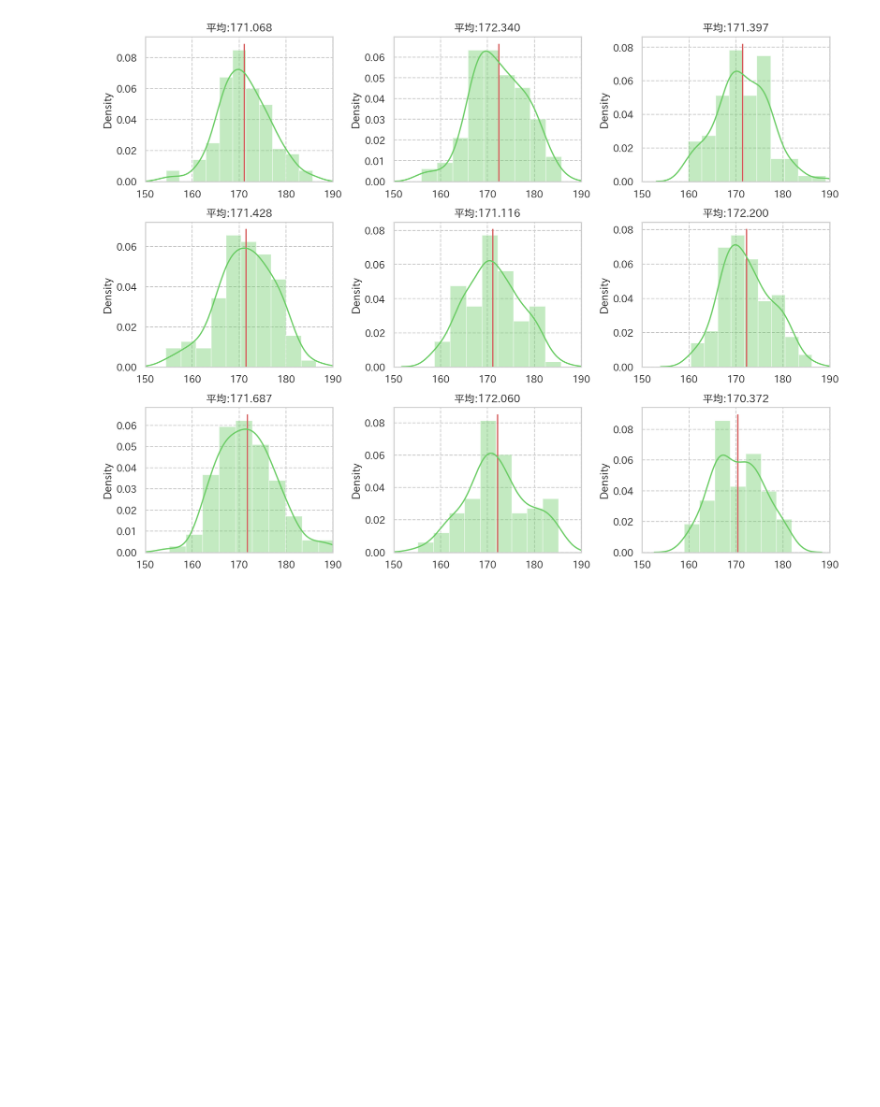
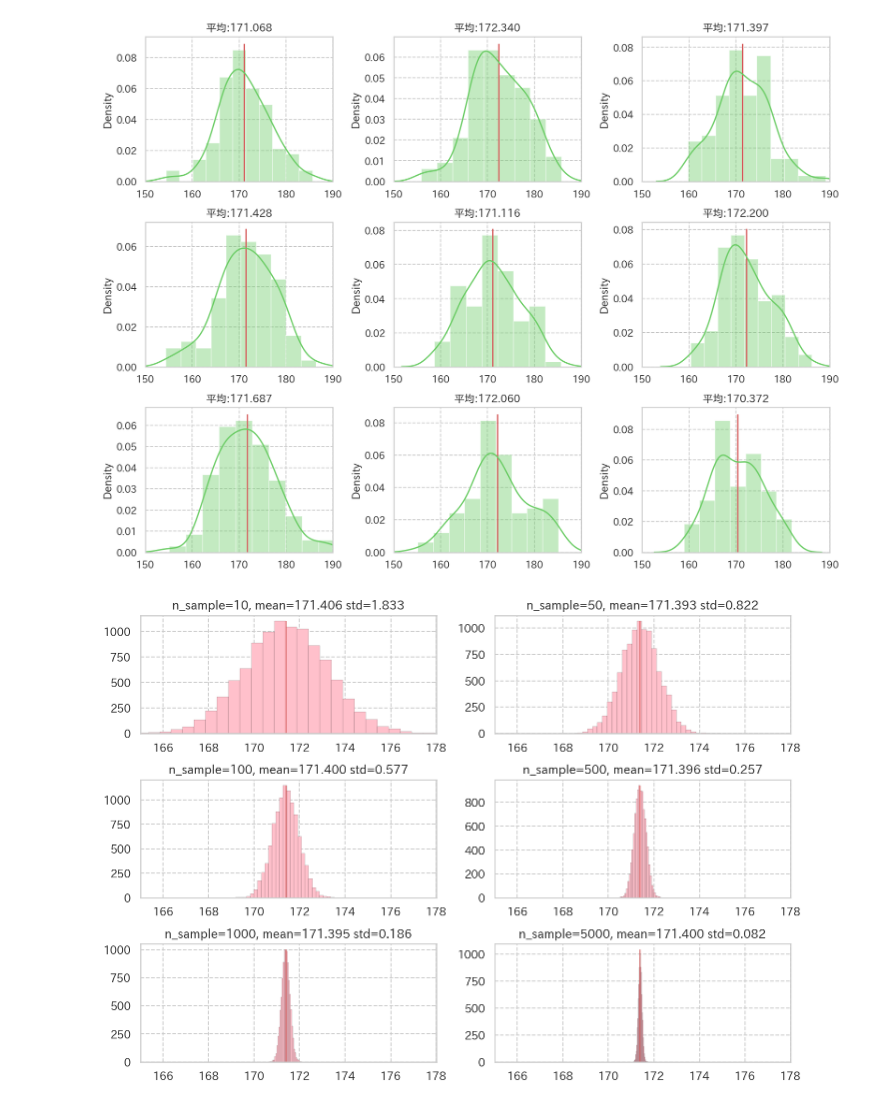
Before and after one commit to zfukuoka/Copying_a_sutra, a Jupyter notebook: SoftwareDesign202010_01/SoftwareDesign202010_0104.ipynb, the cells around one changed output. Saved outputs shown, nothing was run; the diff lists cells and outputs as text; code cells hidden in the pictures; blank space fills up the shorter version.

```diff
--- a/SoftwareDesign202010_01/SoftwareDesign202010_0104.ipynb
+++ b/SoftwareDesign202010_01/SoftwareDesign202010_0104.ipynb
@@ -153,3 +153,29 @@ plt.tight_layout()
 plt.show()
 # %% [output]
 [figure]
+# %%
+# コード20: サンプルサイズごとの標本平均の分布をプロット
+n_trial = 10000
+n_sample_list = [10, 50, 100, 500, 1000, 5000]
+mean_result = {}
+for n_sample in tqdm(n_sample_list):
+  np.random.shuffle(index)
+  mean_result[n_sample] = []
+  for i in range(n_trial):
+    index_sampled = index[i*n_sample:(i+1)*n_sample]
+    height_men_sampled = height_men[index_sampled]
+    mean_result[n_sample].append(np.mean(height_men_sampled))
+
+plt.figure(figsize=(10,7))
+for i, n_sample in enumerate(n_sample_list):
+  m = np.mean(mean_result[n_sample])
+  s = np.std(mean_result[n_sample])
+  plt.subplot(3, 2, i+1)
+  res = plt.hist(mean_result[n_sample], bins=30, color="pink", edgecolor="black", linewidth=0.1)
+  plt.vlines(m, 0, np.max(res[0]), "r", lw=1)
+  plt.title(f"n_sample={n_sample}, mean={m:0.3f} std={s:0.3f}")
+  plt.xlim(165, 178)
+plt.tight_layout()
+plt.show()
+# %% [output]
+[figure, added]
```
Also changed, not shown: parts of 1 cell of this notebook.
